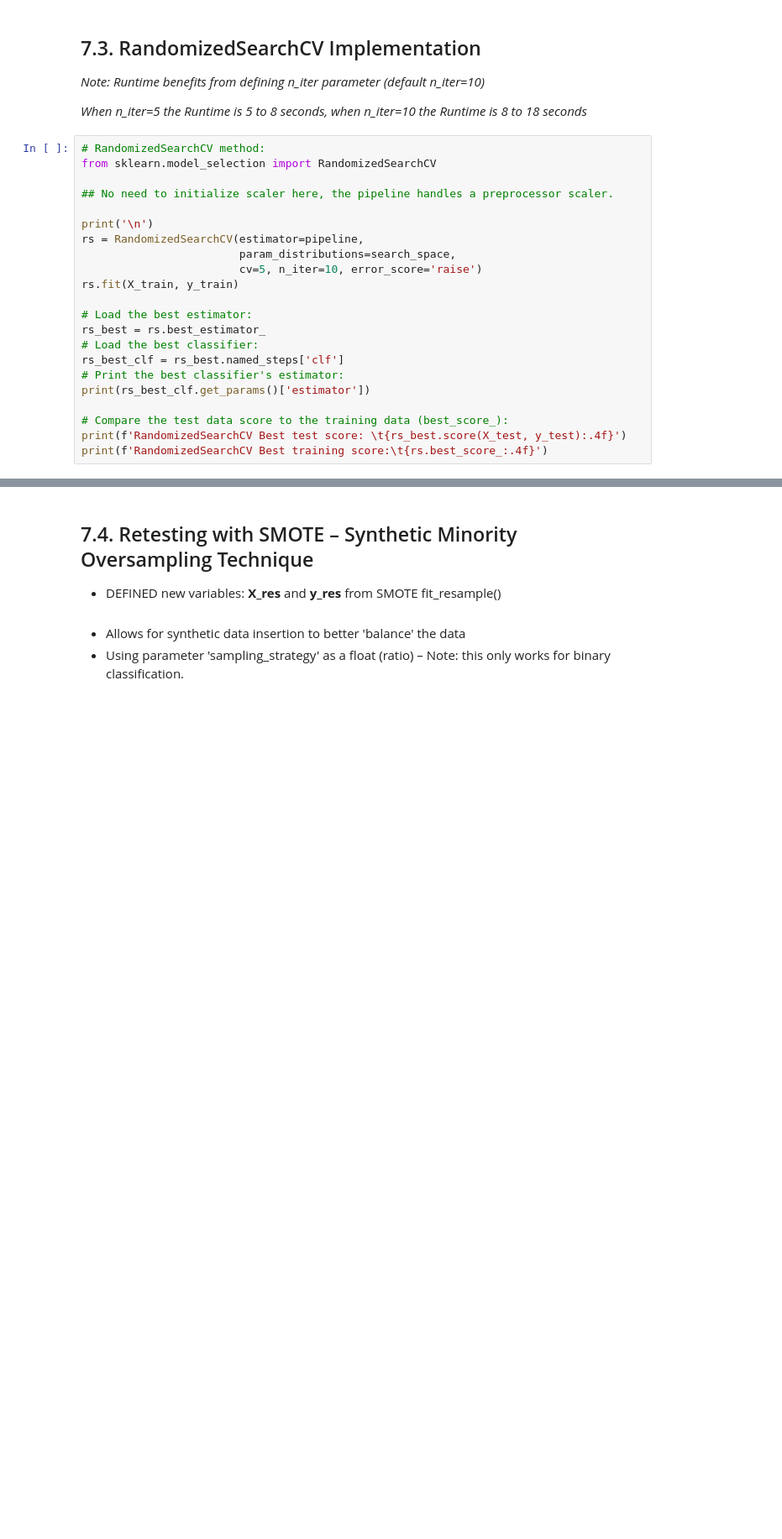
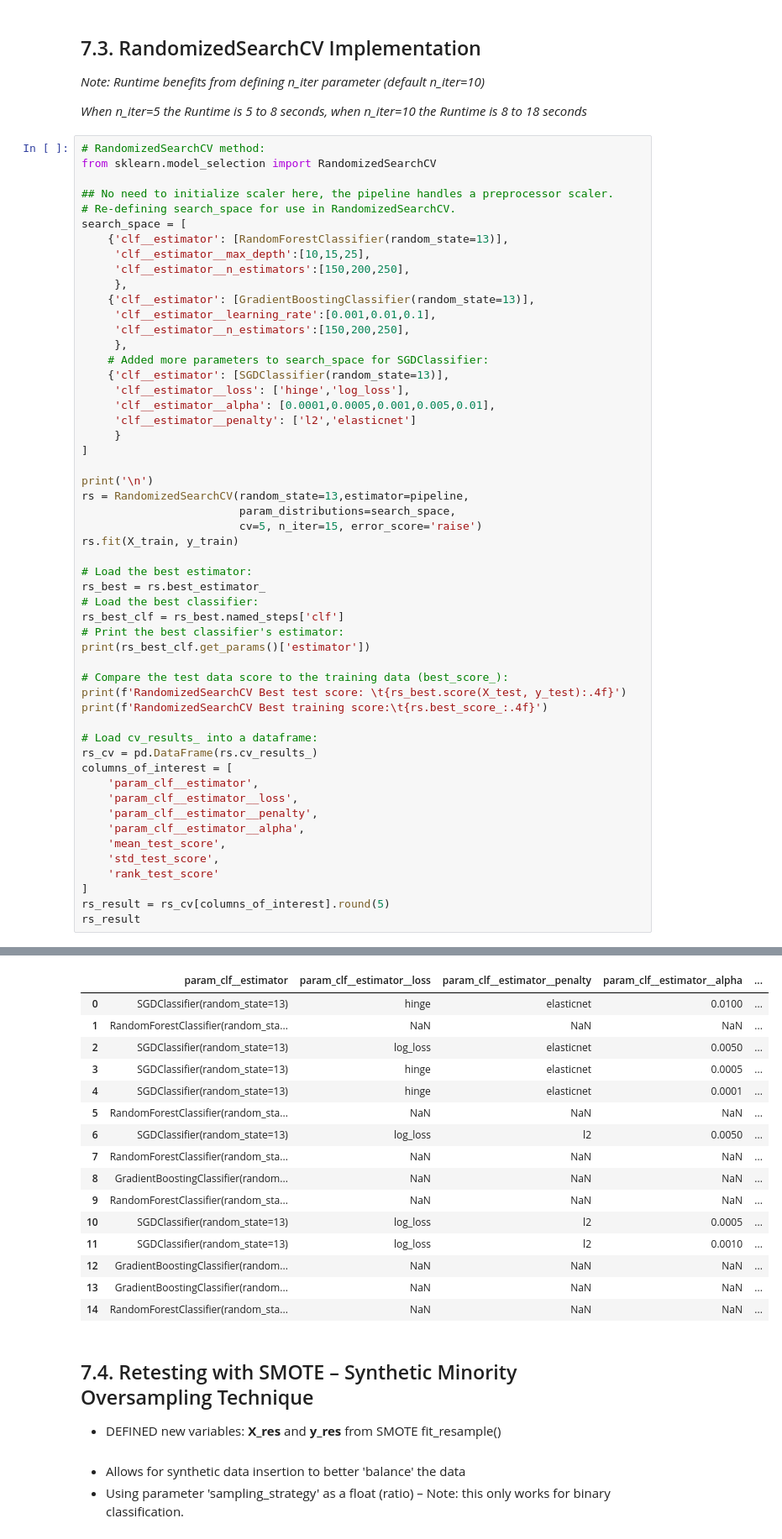
Before and after one commit to nhansen24/UCI_BreastCancer, a Jupyter notebook: notebook.ipynb, the cells around one changed output, grey strips where cells are left out. Shown at 84% size. Cells and saved outputs as stored; diff of their text form; blank space fills up the shorter version.

```diff
--- a/notebook.ipynb
+++ b/notebook.ipynb
@@ -969,11 +972,28 @@ SGDC "Log_loss" fit & score time:       1.0562 ms
 from sklearn.model_selection import RandomizedSearchCV
 
 ## No need to initialize scaler here, the pipeline handles a preprocessor scaler.
+# Re-defining search_space for use in RandomizedSearchCV.
+search_space = [
+    {'clf__estimator': [RandomForestClassifier(random_state=13)],
+     'clf__estimator__max_depth':[10,15,25],
+     'clf__estimator__n_estimators':[150,200,250],
+     },
+    {'clf__estimator': [GradientBoostingClassifier(random_state=13)],
+     'clf__estimator__learning_rate':[0.001,0.01,0.1],
+     'clf__estimator__n_estimators':[150,200,250],
+     },
+    # Added more parameters to search_space for SGDClassifier:
+    {'clf__estimator': [SGDClassifier(random_state=13)],
+     'clf__estimator__loss': ['hinge','log_loss'],
+     'clf__estimator__alpha': [0.0001,0.0005,0.001,0.005,0.01],
+     'clf__estimator__penalty': ['l2','elasticnet']
+     }
+]
 
 print('\n')
-rs = RandomizedSearchCV(estimator=pipeline,
+rs = RandomizedSearchCV(random_state=13,estimator=pipeline,
                         param_distributions=search_space,
-                        cv=5, n_iter=10, error_score='raise')
+                        cv=5, n_iter=15, error_score='raise')
 rs.fit(X_train, y_train)
 
 # Load the best estimator:
@@ -986,4 +1006,18 @@ print(rs_best_clf.get_params()['estimator'])
 # Compare the test data score to the training data (best_score_):
 print(f'RandomizedSearchCV Best test score: \t{rs_best.score(X_test, y_test):.4f}')
 print(f'RandomizedSearchCV Best training score:\t{rs.best_score_:.4f}')
+
+# Load cv_results_ into a dataframe:
+rs_cv = pd.DataFrame(rs.cv_results_)
+columns_of_interest = [
+    'param_clf__estimator',
+    'param_clf__estimator__loss',
+    'param_clf__estimator__penalty',
+    'param_clf__estimator__alpha',
+    'mean_test_score',
+    'std_test_score',
+    'rank_test_score'
+]
+rs_result = rs_cv[columns_of_interest].round(5)
+rs_result
 # %% [output]
@@ -993,3 +1028,19 @@ RandomizedSearchCV Best training score: 0.9736
+|  | param_clf__estimator | param_clf__estimator__loss | param_clf__estimator__penalty | param_clf__estimator__alpha | ... |
+| 0 | SGDClassifier(random_state=13) | hinge | elasticnet | 0.0100 | ... |
+| 1 | RandomForestClassifier(random_sta... | NaN | NaN | NaN | ... |
+| 2 | SGDClassifier(random_state=13) | log_loss | elasticnet | 0.0050 | ... |
+| 3 | SGDClassifier(random_state=13) | hinge | elasticnet | 0.0005 | ... |
+| 4 | SGDClassifier(random_state=13) | hinge | elasticnet | 0.0001 | ... |
+| 5 | RandomForestClassifier(random_sta... | NaN | NaN | NaN | ... |
+| 6 | SGDClassifier(random_state=13) | log_loss | l2 | 0.0050 | ... |
+| 7 | RandomForestClassifier(random_sta... | NaN | NaN | NaN | ... |
+| 8 | GradientBoostingClassifier(random... | NaN | NaN | NaN | ... |
+| 9 | RandomForestClassifier(random_sta... | NaN | NaN | NaN | ... |
+| 10 | SGDClassifier(random_state=13) | log_loss | l2 | 0.0005 | ... |
+| 11 | SGDClassifier(random_state=13) | log_loss | l2 | 0.0010 | ... |
+| 12 | GradientBoostingClassifier(random... | NaN | NaN | NaN | ... |
+| 13 | GradientBoostingClassifier(random... | NaN | NaN | NaN | ... |
+| 14 | RandomForestClassifier(random_sta... | NaN | NaN | NaN | ... |
 # %% [markdown]
 ## 7.4. Retesting with SMOTE – Synthetic Minority Oversampling Technique
 - DEFINED new variables: **X_res** and **y_res** from SMOTE fit_resample() <br><br>
```
Also changed, not shown: parts of 15 cells of this notebook, 1 other file.
